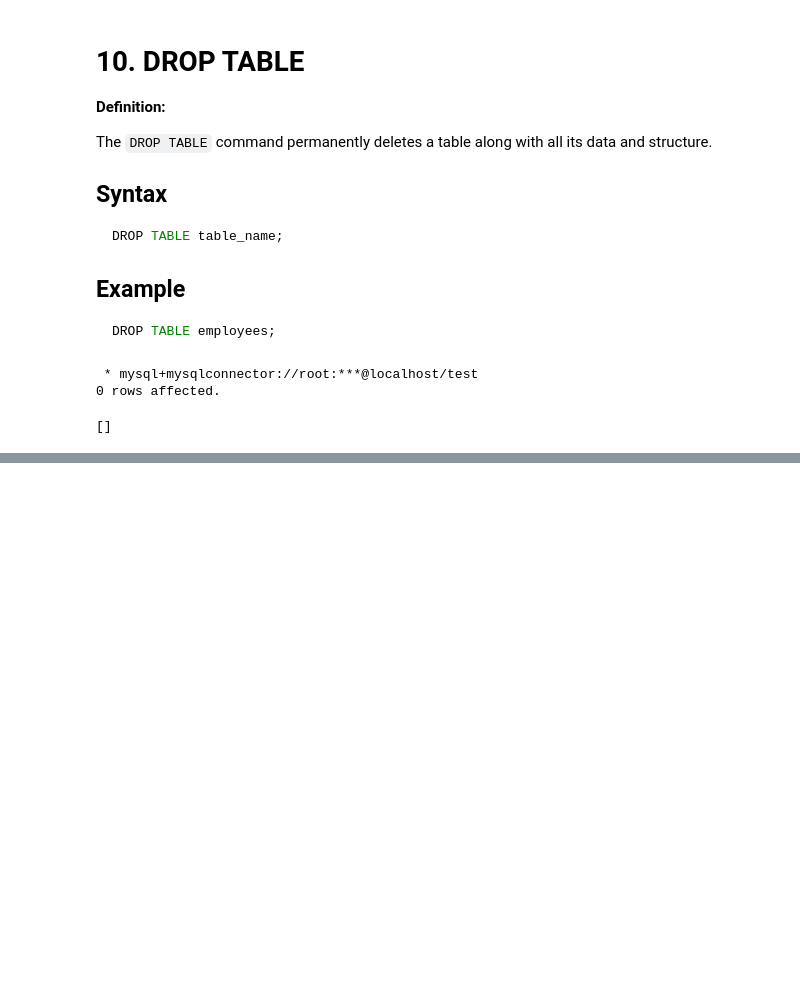
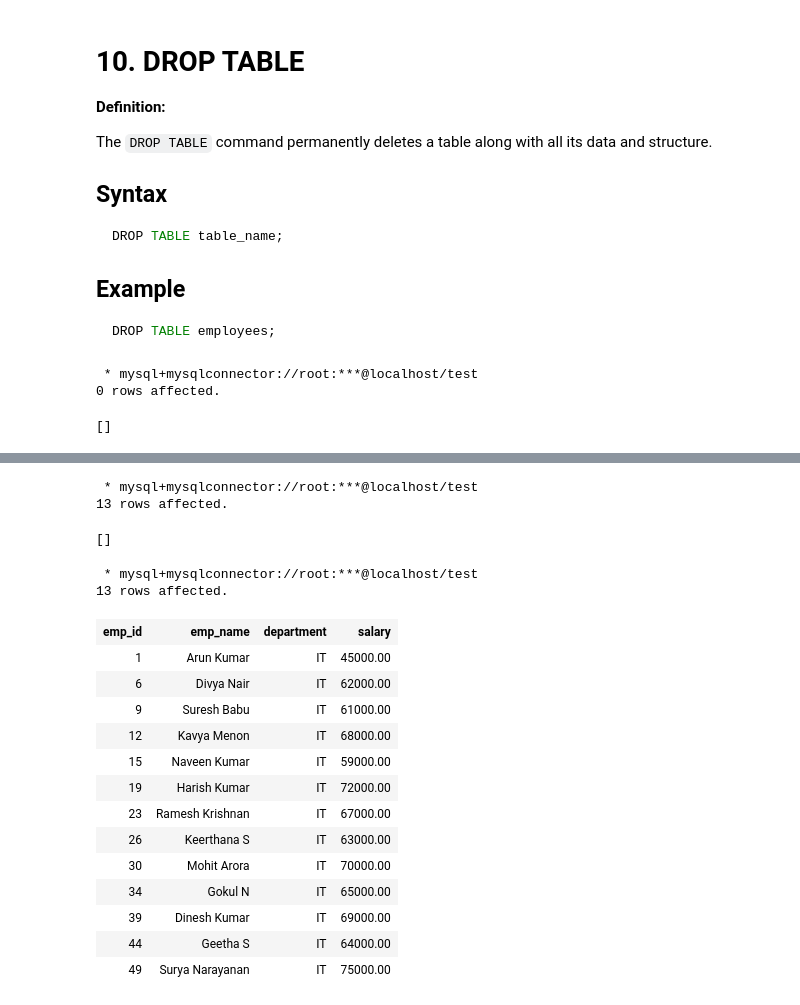
Before and after one commit to karthikeyanm-dev/DE-SQL, a Jupyter notebook: DE-With-Def.ipynb, the cells around one changed output, grey strips where cells are left out. Cells and saved outputs as stored; diff of their text form; code cells hidden in the pictures; blank space fills up the shorter version.

```diff
--- a/DE-With-Def.ipynb
+++ b/DE-With-Def.ipynb
@@ -483,0 +757,31 @@ DROP TABLE employees_tp;
+# %%
+%%sql
+-- One Example
+CREATE TEMPORARY TABLE temp_it_employees as
+SELECT *
+FROM employees_day
+WHERE department = 'IT';
+# %% [output]
+ * mysql+mysqlconnector://root:***@localhost/test
+13 rows affected.
+[]
+# %%
+%%sql
+SELECT * FROM temp_it_employees;
+# %% [output]
+ * mysql+mysqlconnector://root:***@localhost/test
+13 rows affected.
+| emp_id | emp_name | department | salary |
+| 1 | Arun Kumar | IT | 45000.00 |
+| 6 | Divya Nair | IT | 62000.00 |
+| 9 | Suresh Babu | IT | 61000.00 |
+| 12 | Kavya Menon | IT | 68000.00 |
+| 15 | Naveen Kumar | IT | 59000.00 |
+| 19 | Harish Kumar | IT | 72000.00 |
+| 23 | Ramesh Krishnan | IT | 67000.00 |
+| 26 | Keerthana S | IT | 63000.00 |
+| 30 | Mohit Arora | IT | 70000.00 |
+| 34 | Gokul N | IT | 65000.00 |
+| 39 | Dinesh Kumar | IT | 69000.00 |
+| 44 | Geetha S | IT | 64000.00 |
+| 49 | Surya Narayanan | IT | 75000.00 |
```
Also changed, not shown: parts of 17 cells of this notebook.
